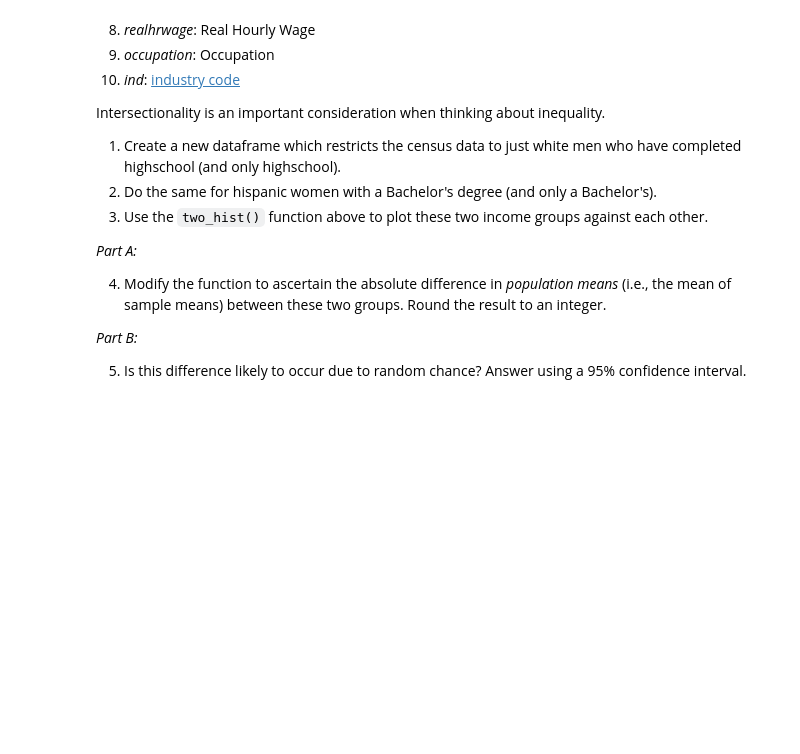
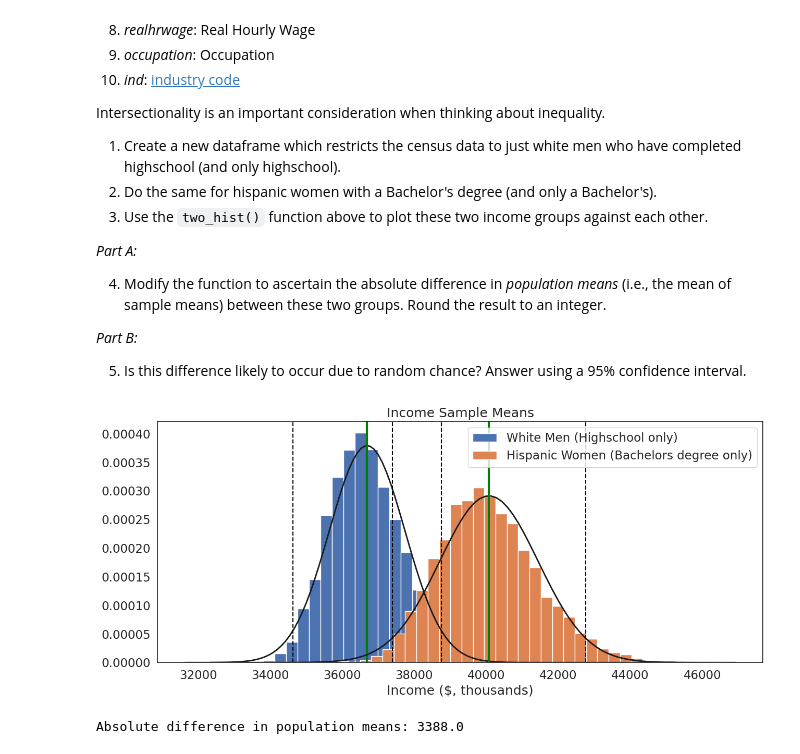
Before and after one commit to AlexCulkin/QM2, a Jupyter notebook: notebooks/W05. Distributions and Basic Statistics.ipynb, the cells around one changed output. Drawn from its saved outputs; the diff is of its cells as text; code cells hidden in the pictures; blank space fills up the shorter version.

```diff
--- a/notebooks/W05. Distributions and Basic Statistics.ipynb
+++ b/notebooks/W05. Distributions and Basic Statistics.ipynb
@@ -559,3 +539,71 @@ Intersectionality is an important consideration when thinking about inequality.
 *Part B:*
 
 5. Is this difference likely to occur due to random chance? Answer using a 95% confidence interval.
+# %%
+%matplotlib inline
+import matplotlib.pyplot as plt
+from scipy.stats import norm
+import statistics
+import seaborn as sns
+
+import pylab
+import pandas as pd
+import numpy as np
+# make the plots (graphs) a little wider by default
+pylab.rcParams['figure.figsize'] = (10., 8.)
+sns.set(font_scale=1.5)
+sns.set_style("white")
+
+
+df=pd.read_csv('https://storage.googleapis.com/qm2/wk7/cps.csv')
+
+white_men_high_school = df[(df['race'] == 1) & (df['sex'] == 1) & (df['sch'] == 12)]
+
+
+hispanic_women_bachelors = df[(df['race'] == 3) & (df['sex'] == 2) & (df['sch'] == 16)]
+
+
+def two_hist(groups,group_labs,xlab, title): # define a function called two_hist that takes a list of groups, a list of group labels, an x-axis label, and a title as arguments
+
+    plt.figure(figsize=(15,6)) # set the figure size
+
+    it=-1 # create a counter variable called "it" and set it equal to -1
+    for var in groups: # loop through each group in the list of groups
+        it+=1 # increase the iterator by 1
+        sample_size=1000 # set the sample size equal to 1000
+        sample_means=[] # create an empty list to store sample means
+        iterations=10000 # set the number of iterations equal to 10,000
+
+        for i in range(0,iterations): # loop through the number of iterations
+            sample=var['incwage'].sample(sample_size, replace=True) # draw a sample of the size specified by the "sample_size" parameter from the 'incwage' column
+            sample_mean=sample.mean() # calculate the mean of the sample
+            sample_means.append(sample_mean) # append the sample mean to the list of sample means
+
+        plt.hist(sample_means, bins=int(iterations/300),edgecolor='white',density=True, label=group_labs[it])  # plot a histogram of the sample means
+        mu, se = norm.fit(sample_means) # fit a normal distribution to the data
+        xmin, xmax = plt.xlim() # set the x-axis limits
+        x = np.linspace(xmin, xmax, 100) # create a range of values from the minimum to the maximum x-axis value
+        p = norm.pdf(x, mu, se) # calculate the probability density function for the normal distribution
+
+        mean=var['incwage'].mean() # calculate the mean of the 'incwage' column
+        lower_ci=mu-se*1.96 # calculate the lower bound of the 95% confidence interval
+        upper_ci=mu+se*1.96 # calculate the upper bound of the 95% confidence interval
+
+        plt.plot(x, p, 'k', linewidth=2) # plot the normal distribution
+        plt.xlabel(xlab) # add an x-axis label
+        plt.title(title) # add a title
+        plt.axvline(mean, color='green', linestyle='solid', linewidth=3) # add a vertical line at the mean of the variable
+        plt.axvline(lower_ci, color='black', linestyle='dashed', linewidth=1.5) # add a vertical line at the mean minus 2 standard deviations
+        plt.axvline(upper_ci, color='black', linestyle='dashed', linewidth=1.5) # add a vertical line at the mean plus 2 standard deviations
+        plt.legend() # add a legend
+
+    plt.show()  # show the plot
+
+two_hist([white_men_high_school,hispanic_women_bachelors],['White Men (Highschool only)','Hispanic Women (Bachelors degree only)'],'Income ($, thousands)', "Income Sample Means")
+
+mean_difference = abs(white_men_high_school['incwage'].mean() - hispanic_women_bachelors['incwage'].mean())
+mean_difference = round(mean_difference,0)
+print("Absolute difference in population means:", mean_difference)
+# %% [output]
+[figure, added]
+Absolute difference in population means: 3388.0
```
Also changed, not shown: parts of 13 cells of this notebook.
